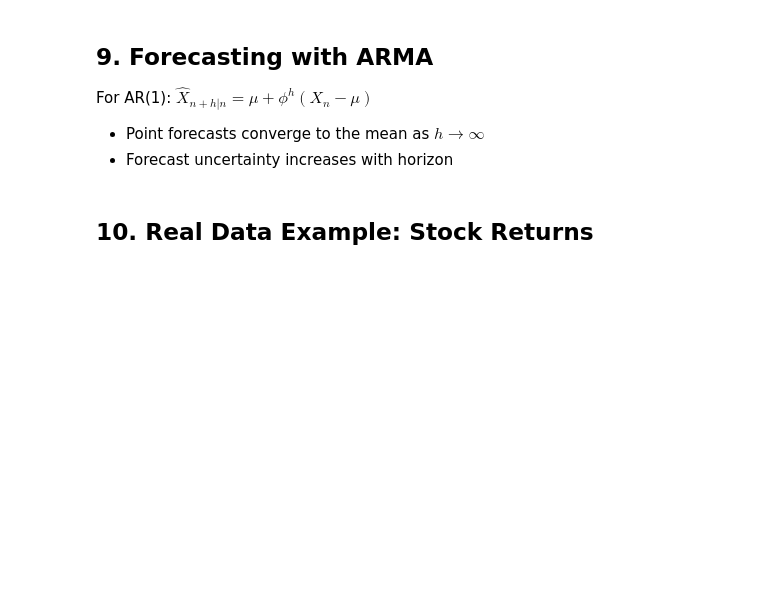
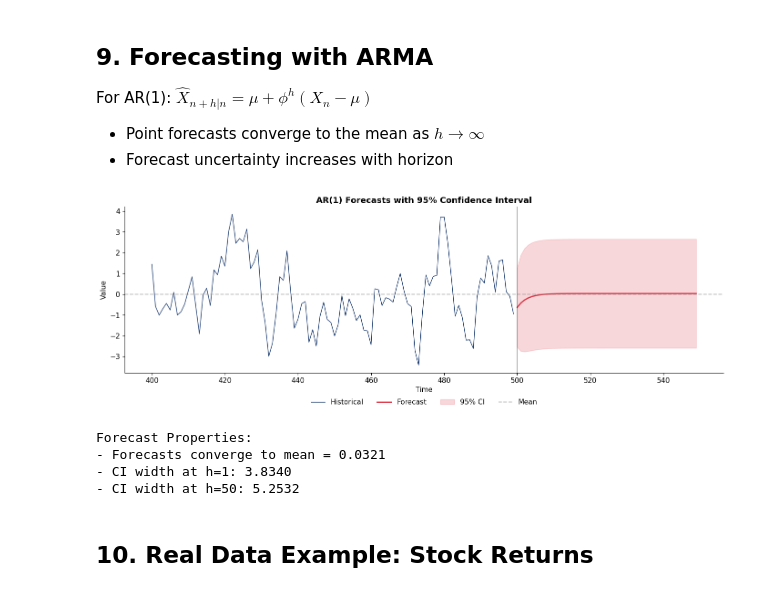
Before and after one commit to danpele/Time-Series-Analysis, a Jupyter notebook: chapter2_lecture_notebook.ipynb, the cells around one changed output. Drawn from its saved outputs; the diff is of its cells as text; code cells hidden in the pictures; blank space fills up the shorter version.

```diff
--- a/chapter2_lecture_notebook.ipynb
+++ b/chapter2_lecture_notebook.ipynb
@@ -445,39 +536,61 @@ For AR(1): $\hat{X}_{n+h|n} = \mu + \phi^h(X_n - \mu)$
 forecast_steps = 50
 forecast = results.get_forecast(steps=forecast_steps)
 forecast_mean = forecast.predicted_mean
 forecast_ci = forecast.conf_int()
+
+# Handle both DataFrame and numpy array formats for confidence intervals
+if hasattr(forecast_ci, 'iloc'):
+    ci_lower = forecast_ci.iloc[:, 0]
+    ci_upper = forecast_ci.iloc[:, 1]
+else:
+    ci_lower = forecast_ci[:, 0]
+    ci_upper = forecast_ci[:, 1]
 
 # Plot
 fig, ax = plt.subplots(figsize=(14, 5))
 
 # Historical data (last 100 points)
 ax.plot(range(400, 500), ar1_data[400:], color=COLORS['blue'], linewidth=1, label='Historical')
 
 # Forecasts
 forecast_index = range(500, 500 + forecast_steps)
 ax.plot(forecast_index, forecast_mean, color=COLORS['red'], linewidth=2, label='Forecast')
 
 # Confidence interval
-ax.fill_between(forecast_index,
-                forecast_ci.iloc[:, 0],
-                forecast_ci.iloc[:, 1],
+ax.fill_between(forecast_index, ci_lower, ci_upper,
                 color=COLORS['red'], alpha=0.2, label='95% CI')
 
 # Mean line
 ax.axhline(y=0, color='gray', linestyle='--', alpha=0.5, label='Mean')
 
 ax.axvline(x=500, color='black', linestyle='-', alpha=0.3)
 ax.set_xlabel('Time')
 ax.set_ylabel('Value')
 ax.set_title('AR(1) Forecasts with 95% Confidence Interval', fontweight='bold')
 ax.legend(loc='upper center', bbox_to_anchor=(0.5, -0.12), ncol=4, frameon=False)
 plt.tight_layout()
 plt.show()
 
+# Print forecast properties with same compatibility handling
+if hasattr(forecast_mean, 'iloc'):
+    last_forecast = forecast_mean.iloc[-1]
+    ci_width_1 = ci_upper.iloc[0] - ci_lower.iloc[0]
+    ci_width_50 = ci_upper.iloc[-1] - ci_lower.iloc[-1]
+else:
+    last_forecast = forecast_mean[-1]
+    ci_width_1 = ci_upper[0] - ci_lower[0]
+    ci_width_50 = ci_upper[-1] - ci_lower[-1]
+
 print("\nForecast Properties:")
-print(f"- Forecasts converge to mean = {forecast_mean.iloc[-1]:.4f}")
-print(f"- CI width at h=1: {forecast_ci.iloc[0, 1] - forecast_ci.iloc[0, 0]:.4f}")
-print(f"- CI width at h=50: {forecast_ci.iloc[-1, 1] - forecast_ci.iloc[-1, 0]:.4f}")
+print(f"- Forecasts converge to mean = {last_forecast:.4f}")
+print(f"- CI width at h=1: {ci_width_1:.4f}")
+print(f"- CI width at h=50: {ci_width_50:.4f}")
+# %% [output]
+[figure, added]
+Forecast Properties:
+- Forecasts converge to mean = 0.0321
+- CI width at h=1: 3.8340
+- CI width at h=50: 5.2532
 # %% [markdown]
 ## 10. Real Data Example: Stock Returns
 # %%
```
Also changed, not shown: parts of 17 cells of this notebook, 16 other files.
